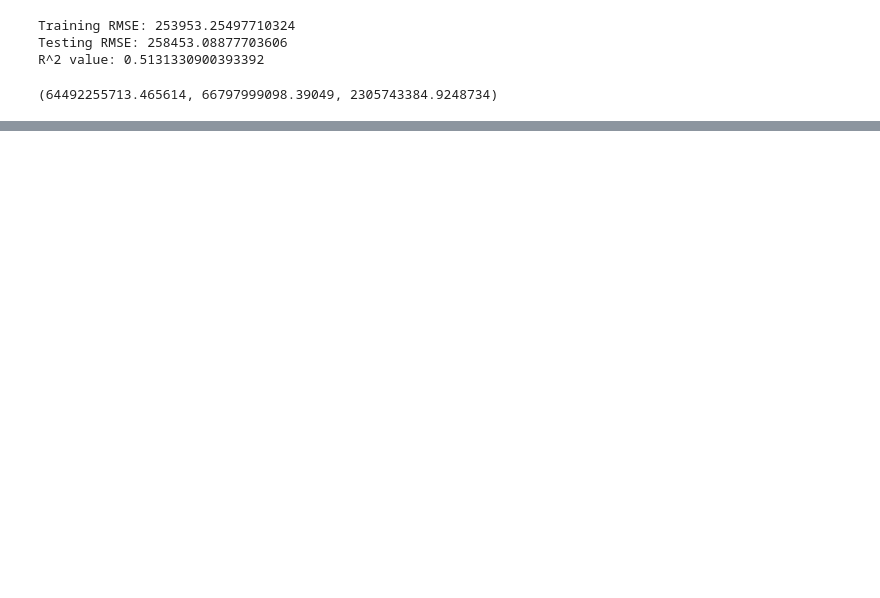
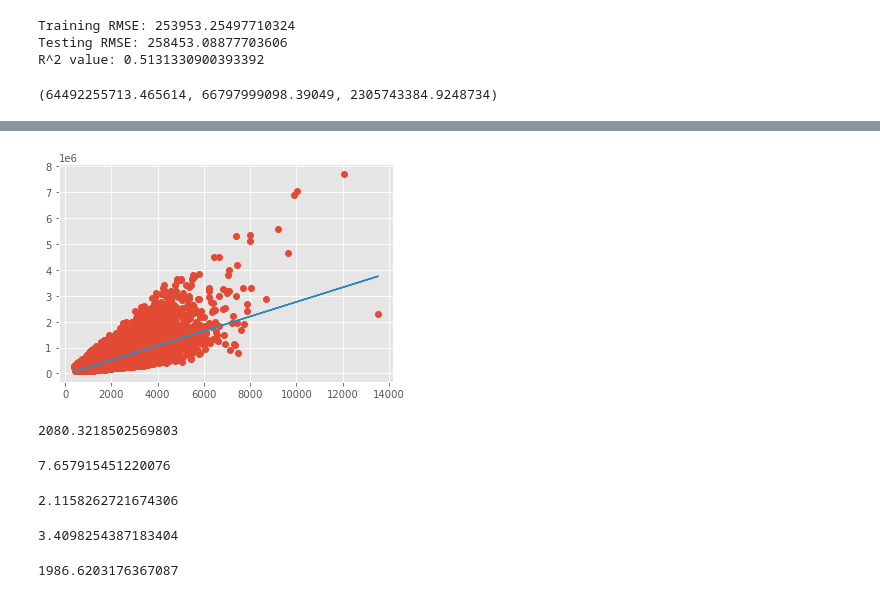
Before and after one commit to john-c-simmons/bsc-phase-two-project, a Jupyter notebook: notebooks/exploratory/mallory/new_notebook.ipynb, the cells around one changed output, grey strips where cells are left out. Saved outputs shown, nothing was run; the diff lists cells and outputs as text; code cells hidden in the pictures; blank space fills up the shorter version.

```diff
--- a/notebooks/exploratory/mallory/new_notebook.ipynb
+++ b/notebooks/exploratory/mallory/new_notebook.ipynb
@@ -354,0 +561,38 @@ R^2 value: 0.6011230493433916
+# %%
+import statsmodels.formula.api as smf
+import numpy as np
+import pandas as pd
+import matplotlib.pyplot as plt
+%matplotlib inline
+plt.style.use('ggplot')
+
+
+X = df['sqft_living']
+y = df['price']
+
+plt.plot(X, y, 'o')
+m, b = np.polyfit(X, y, 1)
+
+plt.plot(X, m*X + b);
+# %% [output]
+[figure, added]
+# %%
+df['sqft_living'].mean()
+# %% [output]
+2080.3218502569803
+# %%
+df['grade'].mean()
+# %% [output]
+7.657915451220076
+# %%
+df['bathrooms'].mean()
+# %% [output]
+2.1158262721674306
+# %%
+df['condition'].mean()
+# %% [output]
+3.4098254387183404
+# %%
+df['sqft_living15'].mean()
+# %% [output]
+1986.6203176367087
```
Also changed, not shown: parts of 50 cells of this notebook.
